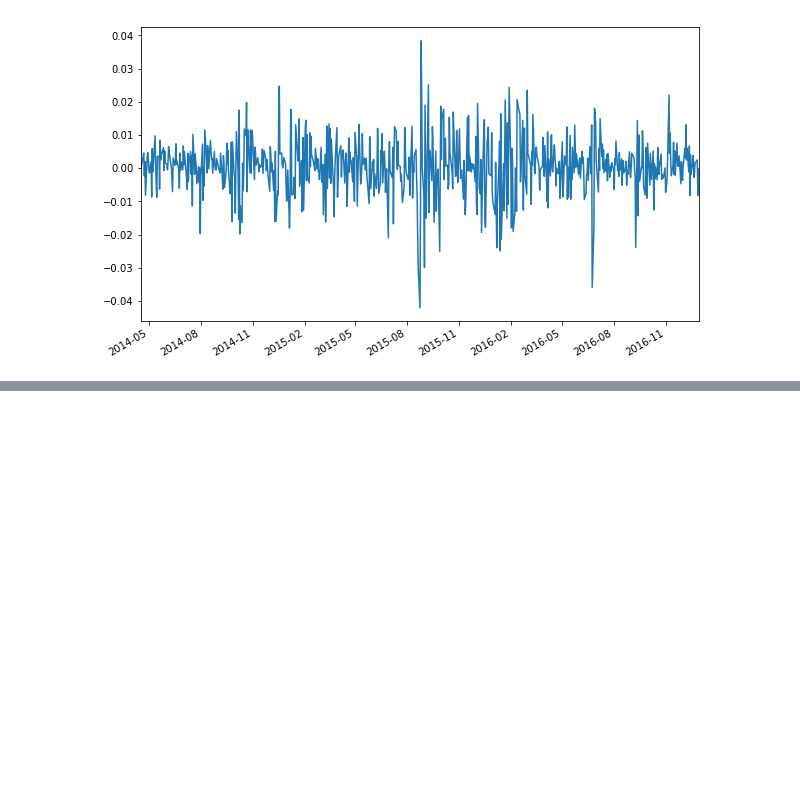
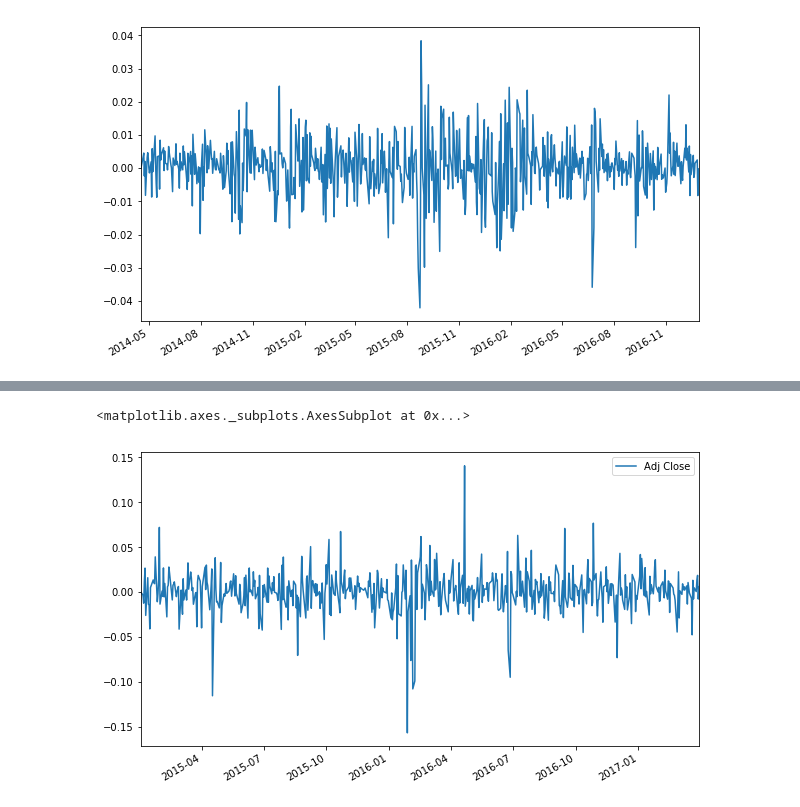
Before and after one commit to ahorjia/RTStock, a Jupyter notebook: TAPython/CF.ipynb, the cells around one changed output, grey strips where cells are left out. Cells and saved outputs as stored; diff of their text form; code cells hidden in the pictures; blank space fills up the shorter version.

```diff
--- a/TAPython/CF.ipynb
+++ b/TAPython/CF.ipynb
@@ -361,0 +400,6 @@ spy_daily_return.fillna(method='bfill', inplace=True)
+# %%
+now2_daily_return = get_daily_return(now2)
+now2_daily_return.plot()
+# %% [output]
+<matplotlib.axes._subplots.AxesSubplot at 0x...>
+[figure, added]
```
Also changed, not shown: parts of 25 cells of this notebook.
